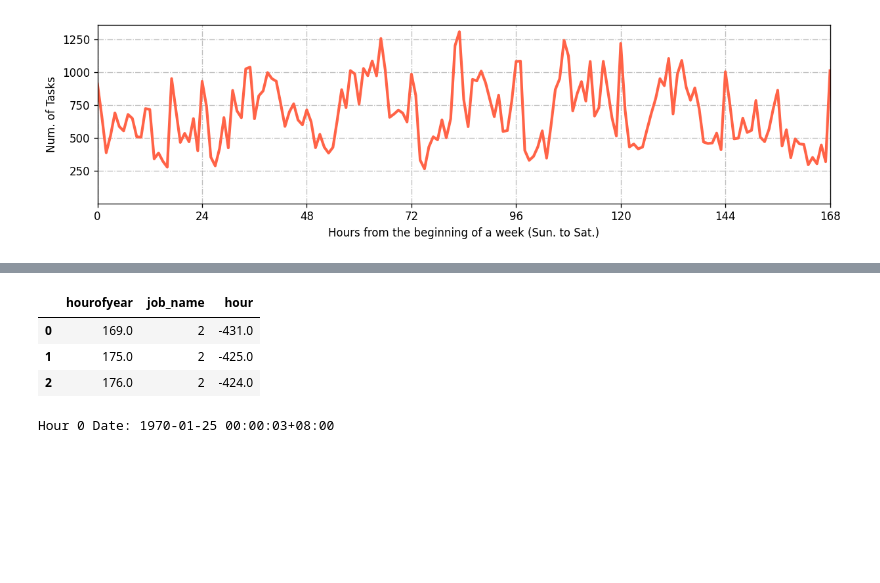
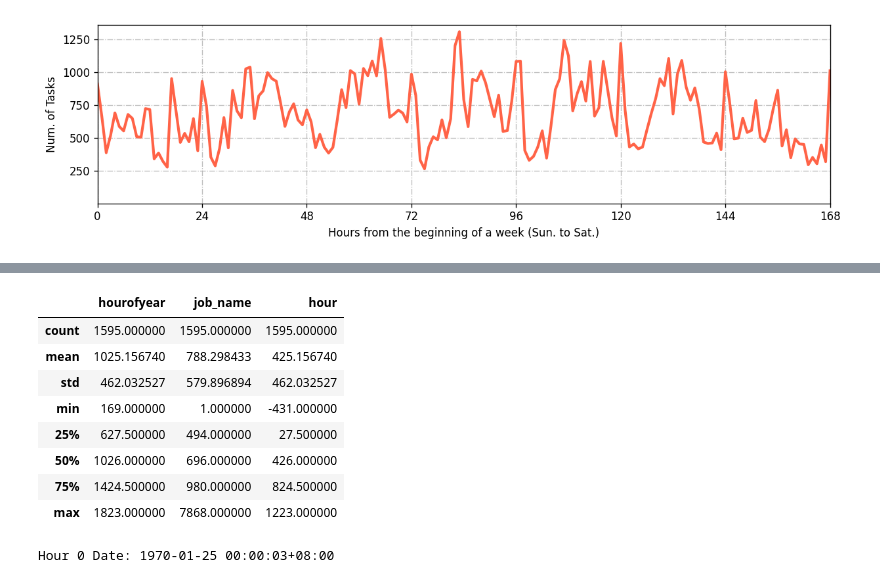
Before and after one commit to lizonglingo/clusterdate-trace-alibaba, a Jupyter notebook: gpu_claster/prepare/prepare.ipynb, the cells around one changed output, grey strips where cells are left out. Drawn from its saved outputs; the diff is of its cells as text; code cells hidden in the pictures; blank space fills up the shorter version.

```diff
--- a/gpu_claster/prepare/prepare.ipynb
+++ b/gpu_claster/prepare/prepare.ipynb
@@ -283,0 +316,2 @@ Hour 0 Date: 1970-01-25 00:00:03+08:00
+# %%
+dftcc_job_of_hour = dftcc[(dftcc.minofyear>=20160)].set_index('minofyear')[['job_name']]
@@ -291,10 +484,15 @@ dfa.head(3)
-# %%
-dftcc.head(3)
-# %% [output]
-|  | hourofyear | job_name | hour |
-| 0 | 169.0 | 2 | -431.0 |
-| 1 | 175.0 | 2 | -425.0 |
-| 2 | 176.0 | 2 | -424.0 |
+# %%
+dftcc.describe()
+# %% [output]
+|  | hourofyear | job_name | hour |
+| count | 1595.000000 | 1595.000000 | 1595.000000 |
+| mean | 1025.156740 | 788.298433 | 425.156740 |
+| std | 462.032527 | 579.896894 | 462.032527 |
+| min | 169.000000 | 1.000000 | -431.000000 |
+| 25% | 627.500000 | 494.000000 | 27.500000 |
+| 50% | 1026.000000 | 696.000000 | 426.000000 |
+| 75% | 1424.500000 | 980.000000 | 824.500000 |
+| max | 1823.000000 | 7868.000000 | 1223.000000 |
 # %%
 dfw['hourofyear'] = dfw.start_date.apply(lambda c: c.dayofyear * 24 + c.hour)
 dfitcr = dfw.groupby('hourofyear').sum()[['plan_cpu','plan_gpu','plan_mem']].reset_index()
```
Also changed, not shown: parts of 42 cells of this notebook, 1 other file.
